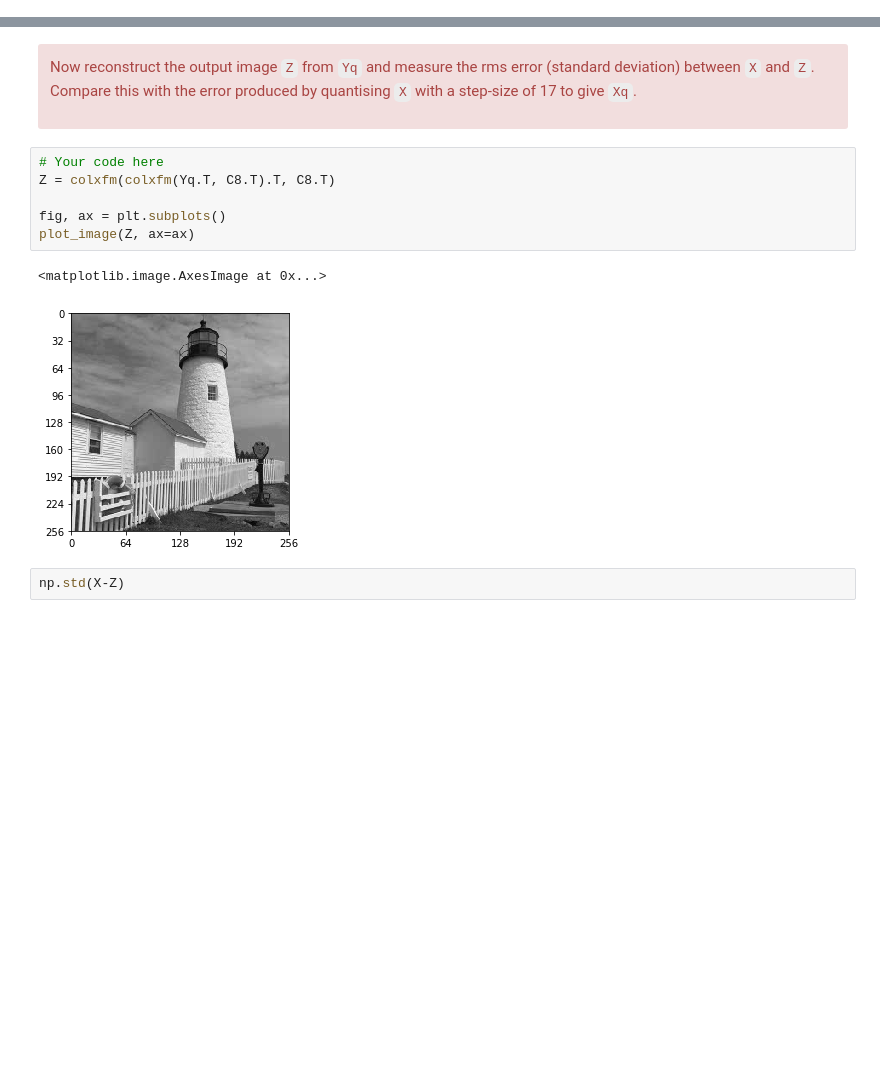
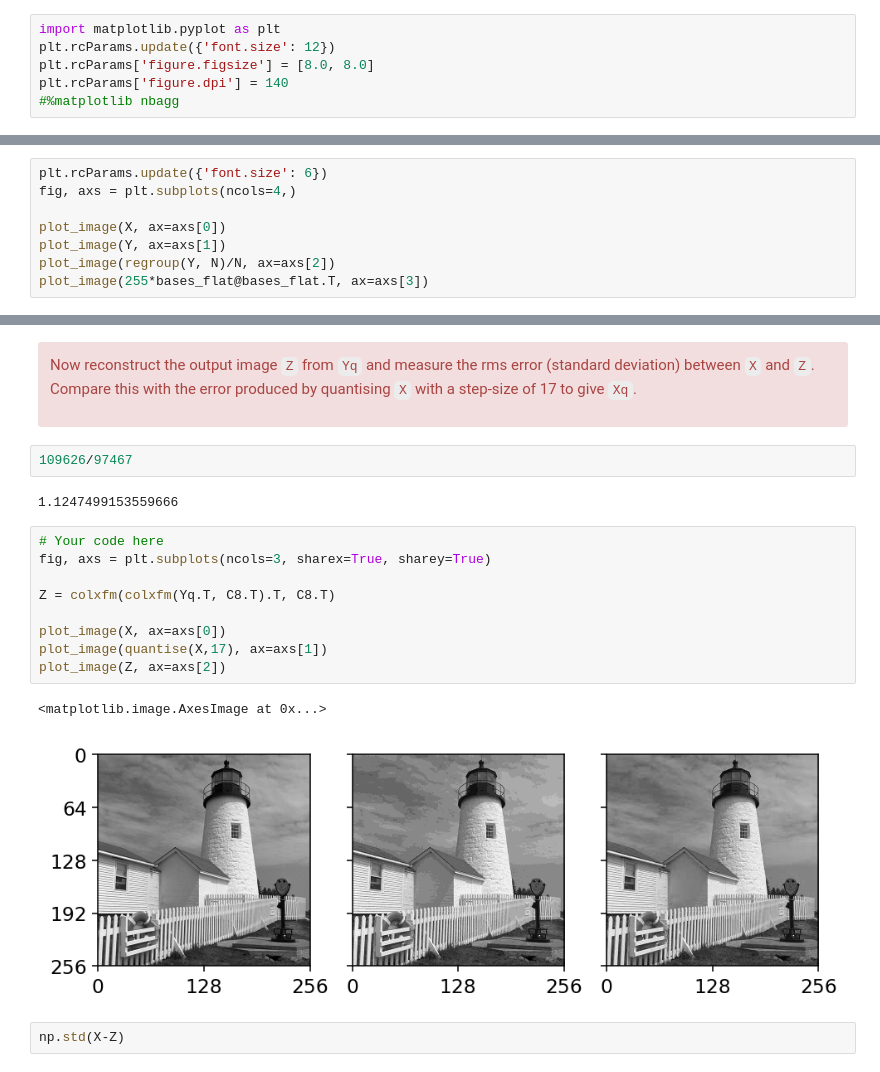
Before and after one commit to barkermrl/ImageProcessing, a Jupyter notebook: 7-the-discrete-cosine-transform.ipynb, the cells around one changed output, grey strips where cells are left out. Drawn from its saved outputs; the diff is of its cells as text; blank space fills up the shorter version.

```diff
--- a/7-the-discrete-cosine-transform.ipynb
+++ b/7-the-discrete-cosine-transform.ipynb
@@ -4,3 +1,9 @@ import matplotlib.pyplot as plt
+# %%
+import matplotlib.pyplot as plt
+plt.rcParams.update({'font.size': 12})
+plt.rcParams['figure.figsize'] = [8.0, 8.0]
+plt.rcParams['figure.dpi'] = 140
+#%matplotlib nbagg
 # %% [markdown]
 <figure id="figure-3">
 <div style="background-color: white">
@@ -191,0 +196,8 @@ plot_image(regroup(Y, N)/N, ax=ax);
+# %%
+plt.rcParams.update({'font.size': 6})
+fig, axs = plt.subplots(ncols=4,)
+
+plot_image(X, ax=axs[0])
+plot_image(Y, ax=axs[1])
+plot_image(regroup(Y, N)/N, ax=axs[2])
+plot_image(255*bases_flat@bases_flat.T, ax=axs[3])
@@ -298,15 +315,22 @@ error (standard deviation) between `X` and `Z`.  Compare this with the
 error produced by quantising `X` with a step-size of 17 to give `Xq`.
 
 </div>
+# %%
+109626/97467
+# %% [output]
+1.1247499153559666
 # %%
 # Your code here
+fig, axs = plt.subplots(ncols=3, sharex=True, sharey=True)
+
 Z = colxfm(colxfm(Yq.T, C8.T).T, C8.T)
 
-fig, ax = plt.subplots()
-plot_image(Z, ax=ax)
+plot_image(X, ax=axs[0])
+plot_image(quantise(X,17), ax=axs[1])
+plot_image(Z, ax=axs[2])
 # %% [output]
 <matplotlib.image.AxesImage at 0x...>
-[figure, old version]
+[figure, new version]
 # %%
 np.std(X-Z)
 # %% [output]
```
Also changed, not shown: parts of 14 cells of this notebook, 3 other files.
